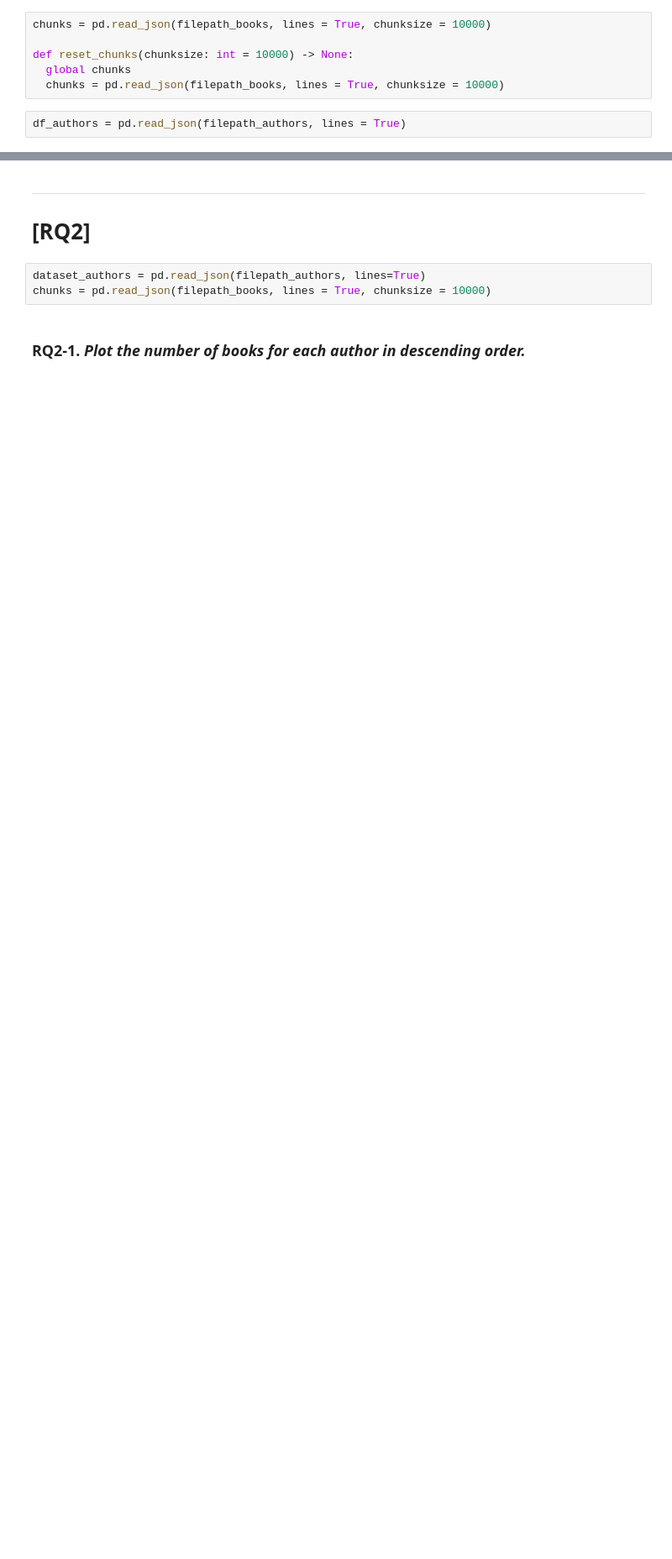
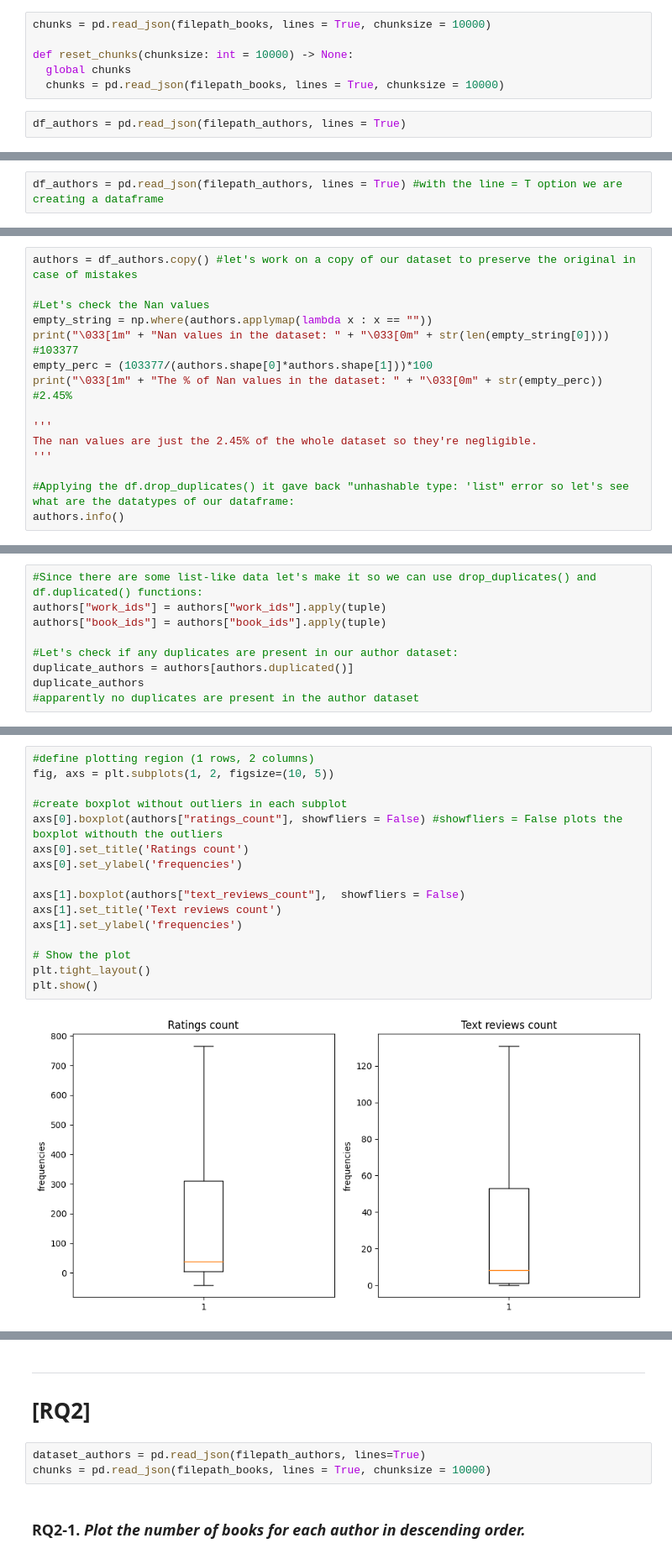
Before and after one commit to parlanti/ADM-HW2, a Jupyter notebook: main.ipynb, the cells around one changed output, grey strips where cells are left out. Shown at 84% size. Saved outputs shown, nothing was run; the diff lists cells and outputs as text; blank space fills up the shorter version.

```diff
--- a/main.ipynb
+++ b/main.ipynb
@@ -33,0 +43,2 @@ df_authors = pd.read_json(filepath_authors, lines = True)
+# %%
+df_authors = pd.read_json(filepath_authors, lines = True) #with the line = T option we are creating a dataframe
@@ -33,0 +54,15 @@ df_authors = pd.read_json(filepath_authors, lines = True)
+# %%
+authors = df_authors.copy() #let's work on a copy of our dataset to preserve the original in case of mistakes
+
+#Let's check the Nan values
+empty_string = np.where(authors.applymap(lambda x : x == ""))
+print("\033[1m" + "Nan values in the dataset: " + "\033[0m" + str(len(empty_string[0]))) #103377
+empty_perc = (103377/(authors.shape[0]*authors.shape[1]))*100
+print("\033[1m" + "The % of Nan values in the dataset: " + "\033[0m" + str(empty_perc)) #2.45%
+
+'''
+The nan values are just the 2.45% of the whole dataset so they're negligible.
+'''
+
+#Applying the df.drop_duplicates() it gave back "unhashable type: 'list" error so let's see what are the datatypes of our dataframe:
+authors.info()
@@ -33,0 +87,9 @@ df_authors = pd.read_json(filepath_authors, lines = True)
+# %%
+#Since there are some list-like data let's make it so we can use drop_duplicates() and df.duplicated() functions:
+authors["work_ids"] = authors["work_ids"].apply(tuple)
+authors["book_ids"] = authors["book_ids"].apply(tuple)
+
+#Let's check if any duplicates are present in our author dataset:
+duplicate_authors = authors[authors.duplicated()]
+duplicate_authors
+#apparently no duplicates are present in the author dataset
@@ -33,0 +209,18 @@ df_authors = pd.read_json(filepath_authors, lines = True)
+# %%
+#define plotting region (1 rows, 2 columns)
+fig, axs = plt.subplots(1, 2, figsize=(10, 5))
+
+#create boxplot without outliers in each subplot
+axs[0].boxplot(authors["ratings_count"], showfliers = False) #showfliers = False plots the boxplot withouth the outliers
+axs[0].set_title('Ratings count')
+axs[0].set_ylabel('frequencies')
+
+axs[1].boxplot(authors["text_reviews_count"],  showfliers = False)
+axs[1].set_title('Text reviews count')
+axs[1].set_ylabel('frequencies')
+
+# Show the plot
+plt.tight_layout()
+plt.show()
+# %% [output]
+[figure, added]
```
Also changed, not shown: parts of 104 cells of this notebook.
